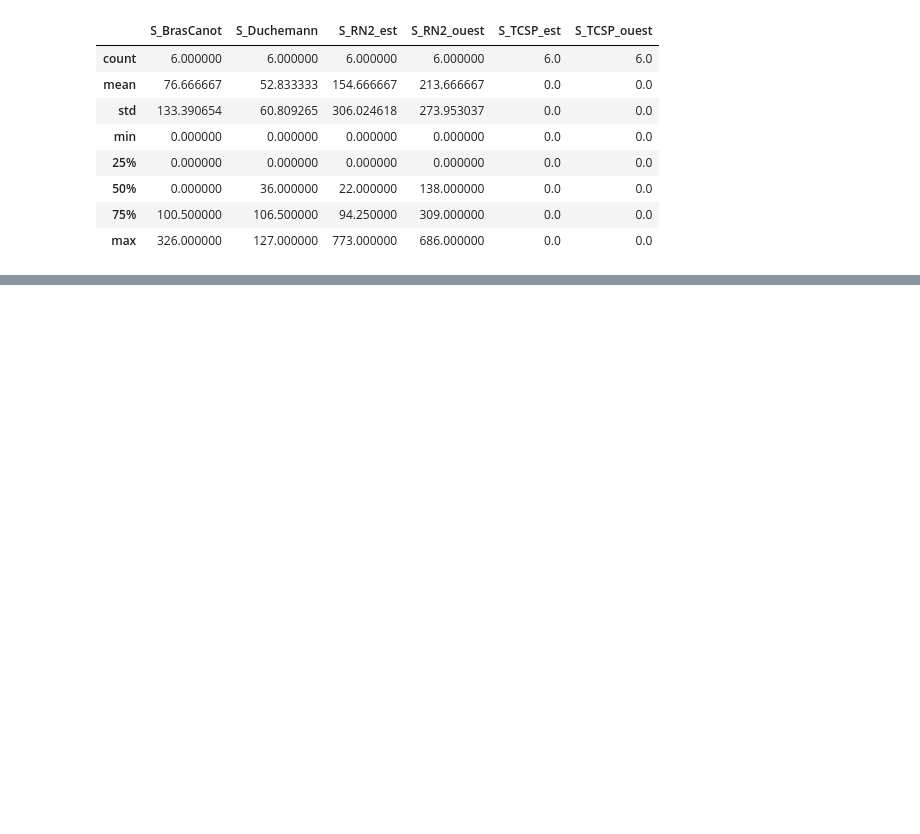
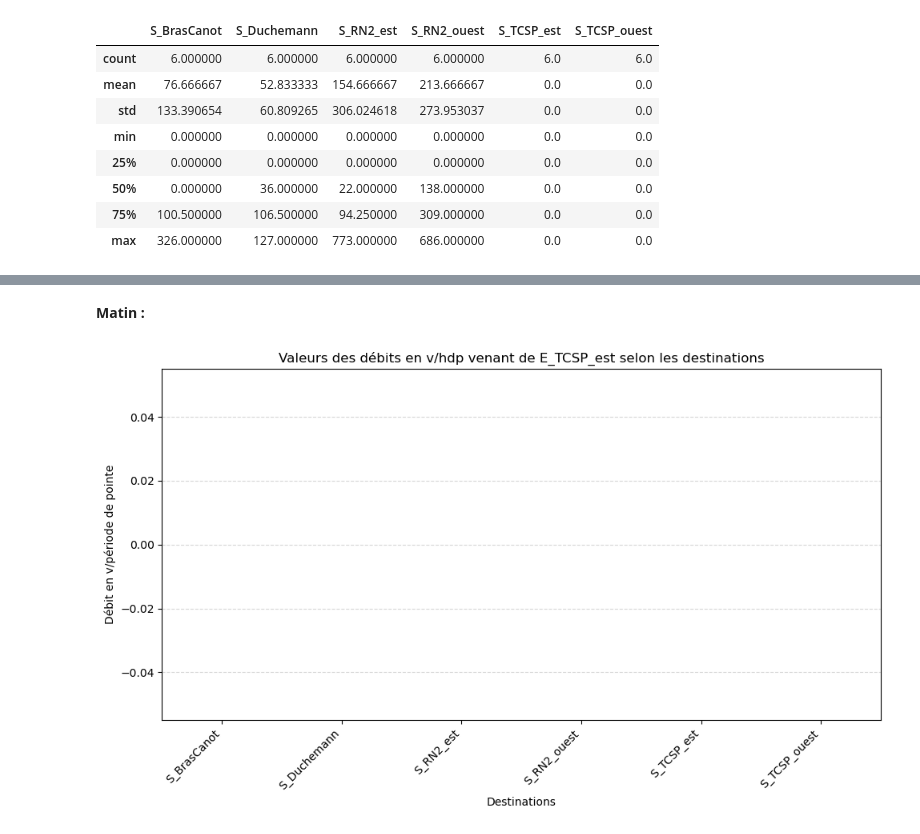
Before and after one commit to timpouly/Bras_Canot_Delplanque_Pouly, a Jupyter notebook: notebooks/Canot_simulation.ipynb, the cells around one changed output, grey strips where cells are left out. Saved outputs shown, nothing was run; the diff lists cells and outputs as text; code cells hidden in the pictures; blank space fills up the shorter version.

Commit message:
Plot des graphiques en barres

```diff
--- a/notebooks/Canot_simulation.ipynb
+++ b/notebooks/Canot_simulation.ipynb
@@ -180,0 +200,30 @@ df_peak_pm_vl.describe()
+# %% [markdown]
+**Matin :**
+# %%
+# Cherche la ligne exact ou partielle
+row_label = 'E_TCSP_est'
+if row_label in df.index:
+    row = df.loc[row_label]
+else:
+    matches = [idx for idx in df.index if row_label in str(idx)]
+    if matches:
+        row = df.loc[matches[0]]
+    else:
+        raise KeyError(f"Aucune ligne trouvée contenant '{row_label}' dans l'index de df_peak_am_sum.")
+
+# Convertir en valeurs numériques (ignorer valeurs non convertibles)
+row_numeric = pd.to_numeric(row, errors='coerce').dropna()
+if row_numeric.empty:
+    raise ValueError("La ligne contient aucune valeur numérique à tracer.")
+
+plt.figure(figsize=(10,6))
+ax = row_numeric.plot(kind='bar', color='tab:blue')
+ax.set_title(f"Valeurs des débits en v/hdp venant de {row_label} selon les destinations")
+ax.set_xlabel('Destinations')
+ax.set_ylabel('Débit en v/période de pointe')
+plt.xticks(rotation=45, ha='right')
+plt.grid(axis='y', linestyle='--', alpha=0.5)
+plt.tight_layout()
+plt.show()
+# %% [output]
+[figure, added]
```
Also changed, not shown: parts of 5 cells of this notebook.
